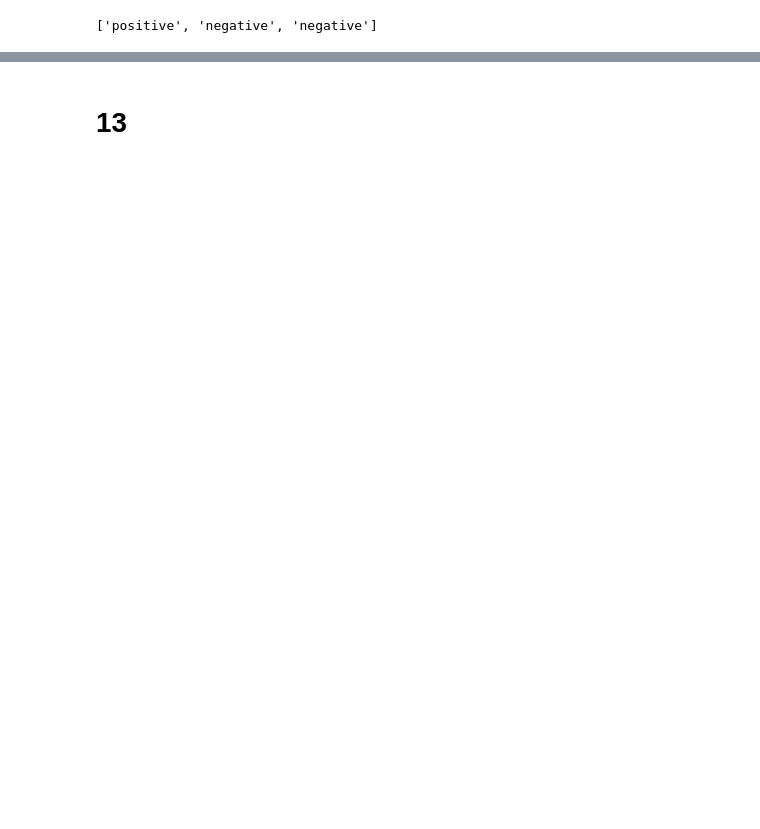
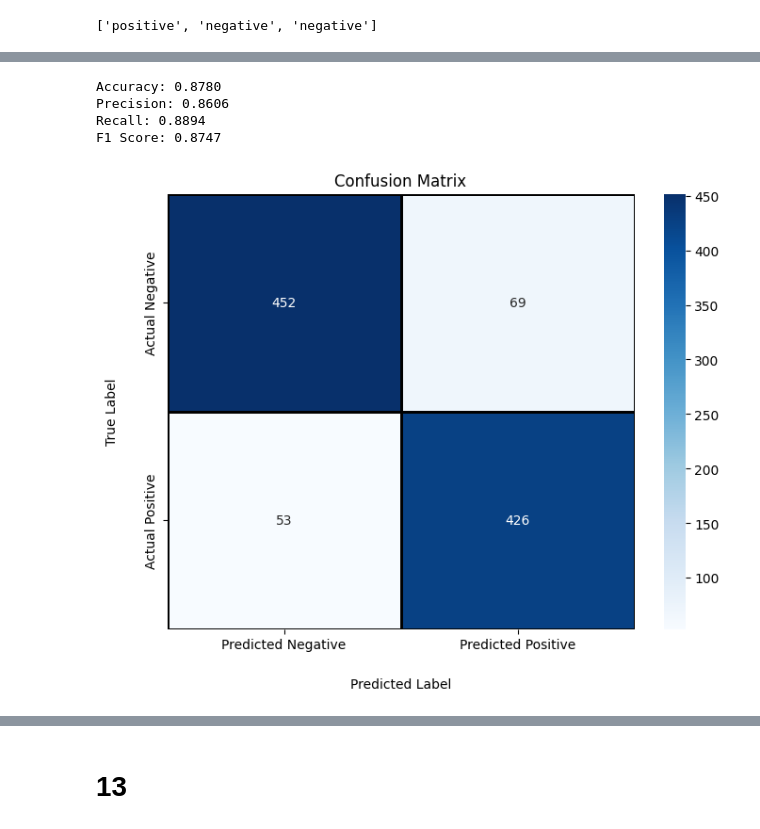
Before and after one commit to acho98/practical-transformers, a Jupyter notebook: notebook/Transformers_1_16.ipynb, the cells around one changed output, grey strips where cells are left out. Cells and saved outputs as stored; diff of their text form; code cells hidden in the pictures; blank space fills up the shorter version.

Commit message:
add content to transformers1-16

```diff
--- a/notebook/Transformers_1_16.ipynb
+++ b/notebook/Transformers_1_16.ipynb
@@ -806,0 +913,30 @@ print(correct_cnt/len(test_labels))
+# %%
+import torch
+from transformers import BertTokenizer, BertForSequenceClassification
+from sklearn.metrics import confusion_matrix, accuracy_score, precision_score, recall_score, f1_score, classification_report
+import matplotlib.pyplot as plt
+import seaborn as sns
+
+accuracy = accuracy_score(test_labels, l2)
+precision = precision_score(test_labels, l2)
+recall = recall_score(test_labels, l2)
+f1 = f1_score(test_labels, l2)
+print(f"Accuracy: {accuracy:.4f}")
+print(f"Precision: {precision:.4f}")
+print(f"Recall: {recall:.4f}")
+print(f"F1 Score: {f1:.4f}")
+
+cm = confusion_matrix(test_labels, l2)
+
+plt.figure(figsize=(8, 6))
+sns.heatmap(cm, annot=True, fmt='d', cmap='Blues', xticklabels=['Predicted Negative', 'Predicted Positive'], yticklabels=['Actual Negative', 'Actual Positive'], linecolor='black', linewidths=1)
+plt.xlabel('Predicted Label', labelpad=20)
+plt.ylabel('True Label', labelpad=20)
+plt.title('Confusion Matrix')
+plt.show()
+# %% [output]
+Accuracy: 0.8780
+Precision: 0.8606
+Recall: 0.8894
+F1 Score: 0.8747
+[figure, added]
```
Also changed, not shown: parts of 28 cells of this notebook.
